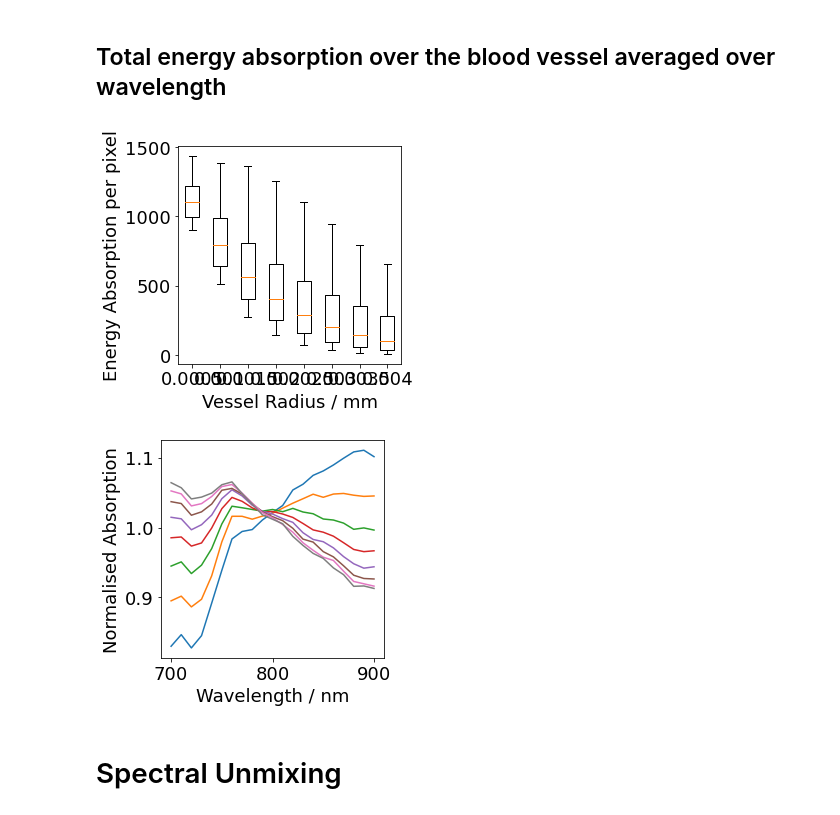
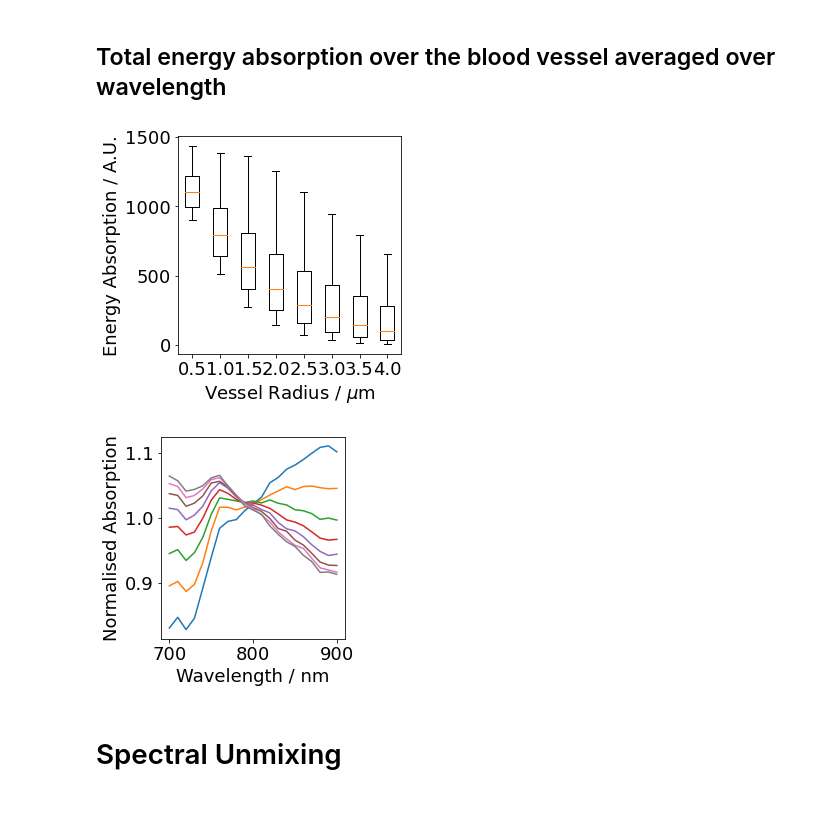
Before and after one commit to tomelse/SkinPhantomSimulations, a Jupyter notebook: Exp4/Vessel Radius Analysis.ipynb, the cells around one changed output. Cells and saved outputs as stored; diff of their text form; code cells hidden in the pictures.

Commit message:
figures

```diff
--- a/Exp4/Vessel Radius Analysis.ipynb
+++ b/Exp4/Vessel Radius Analysis.ipynb
@@ -86,25 +86,27 @@ plt.show()
 # %% [markdown]
 ## Total energy absorption over the blood vessel averaged over wavelength
 # %%
-plt.boxplot([np.mean(s[volume_numbered[i] == 4], axis=1) for i, s in enumerate(ms_results)], showfliers=False, labels=labels)
-plt.xlabel("Vessel Radius / mm")
-plt.ylabel("Energy Absorption per pixel")
+plt.boxplot([np.mean(s[volume_numbered[i] == 4], axis=1) for i, s in enumerate(ms_results)], showfliers=False, labels=labels*1e3)
+plt.xlabel(r"Vessel Radius / $\mu$m")
+plt.ylabel("Energy Absorption / A.U.")
 plt.show()
 # %% [output]
-[figure, old version]
+[figure, new version]
 # %%
 # Calculate the mean absorption spectra over the entire blood vessel over the independent variable.
 mean_specs = [np.mean(result[volume_numbered[i] == 4], axis=0) for i, result in enumerate(ms_results)]
 
 wavelengths = parameters["Wavelength"].unique()
 for spec, label in zip(mean_specs, labels):
     plt.plot(1e9*wavelengths, spec/np.mean(spec), label=label)
 
 plt.xlabel("Wavelength / nm")
 plt.ylabel("Normalised Absorption")
+plt.tight_layout()
+plt.savefig("../FiguresOutput/radius_abs_spec.png")
 plt.show()
 # %% [output]
-[figure, old version]
+[figure, new version]
 # %% [markdown]
 # Spectral Unmixing
 # %%
```
Also changed, not shown: parts of 1 cell of this notebook, 5 other files.
